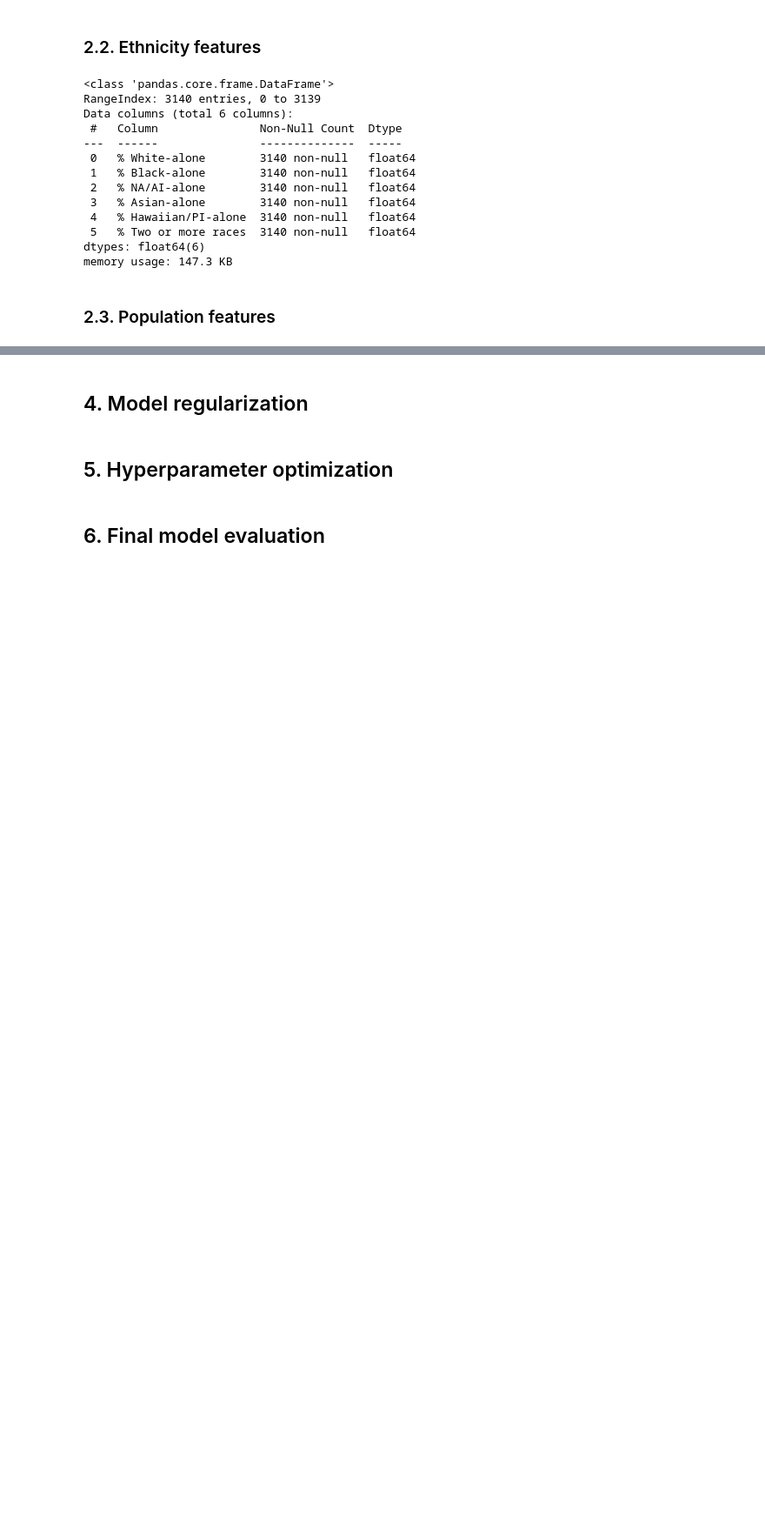
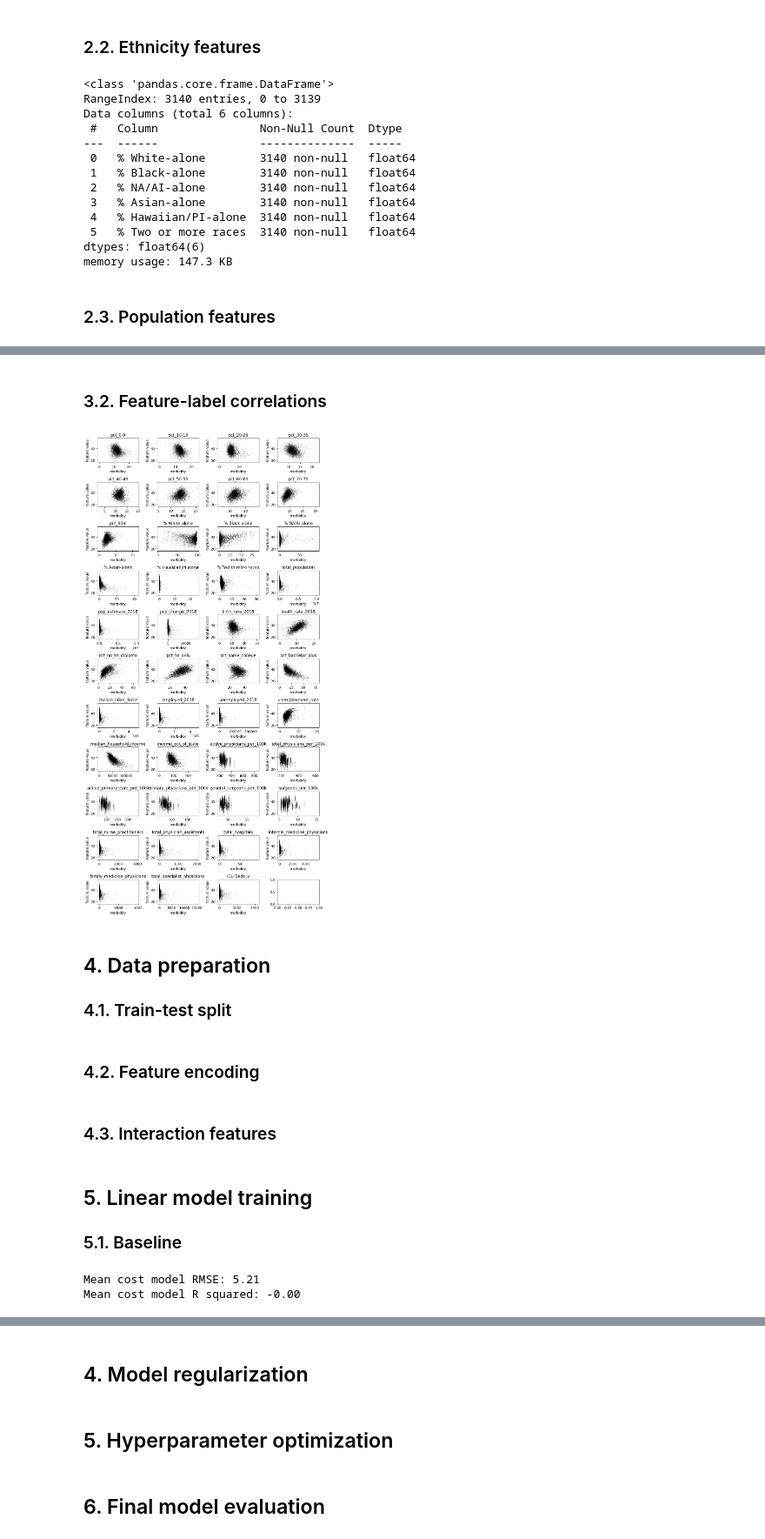
Before and after one commit to 4GeeksAcademy/gperdrizet-regularized-linear-regression, a Jupyter notebook: notebooks/solution.ipynb, the cells around one changed output, grey strips where cells are left out. Shown at 87% size. Cells and saved outputs as stored; diff of their text form; code cells hidden in the pictures; blank space fills up the shorter version.

```diff
--- a/notebooks/solution.ipynb
+++ b/notebooks/solution.ipynb
@@ -281,0 +412,20 @@ fig.show()
+# %% [markdown]
+### 3.2. Feature-label correlations
+# %%
+fig, axs = plt.subplots(11, 4, figsize=(10,20))
+axs = axs.flatten()
+
+for i, feature in enumerate(ratio_features):
+    axs[i].set_title(feature)
+    axs[i].scatter(data_df[feature], data_df['morbidity'], s=0.2, color='black', alpha=0.4)
+    axs[i].set_xlabel('morbidity')
+    axs[i].set_ylabel('feature value')
+
+plt.tight_layout()
+plt.show()
+# %% [output]
+[figure, added]
+# %% [markdown]
+## 4. Data preparation
+
+### 4.1. Train-test split
@@ -281,0 +437,2 @@ fig.show()
+# %% [markdown]
+### 4.2. Feature encoding
@@ -281,0 +443,2 @@ fig.show()
+# %% [markdown]
+### 4.3. Interaction features
@@ -281,0 +456,14 @@ fig.show()
+# %% [markdown]
+## 5. Linear model training
+
+### 5.1. Baseline
+# %%
+mean_prevalence = poly_training_df['morbidity'].mean()
+rmse = root_mean_squared_error(poly_testing_df['morbidity'],[mean_prevalence]*len(poly_testing_df))
+rsq = r2_score(poly_testing_df['morbidity'],[mean_prevalence]*len(poly_testing_df))
+
+print(f'Mean cost model RMSE: {rmse:.2f}')
+print(f'Mean cost model R squared: {rsq:.2f}')
+# %% [output]
+Mean cost model RMSE: 5.21
+Mean cost model R squared: -0.00
```
Also changed, not shown: parts of 47 cells of this notebook.
